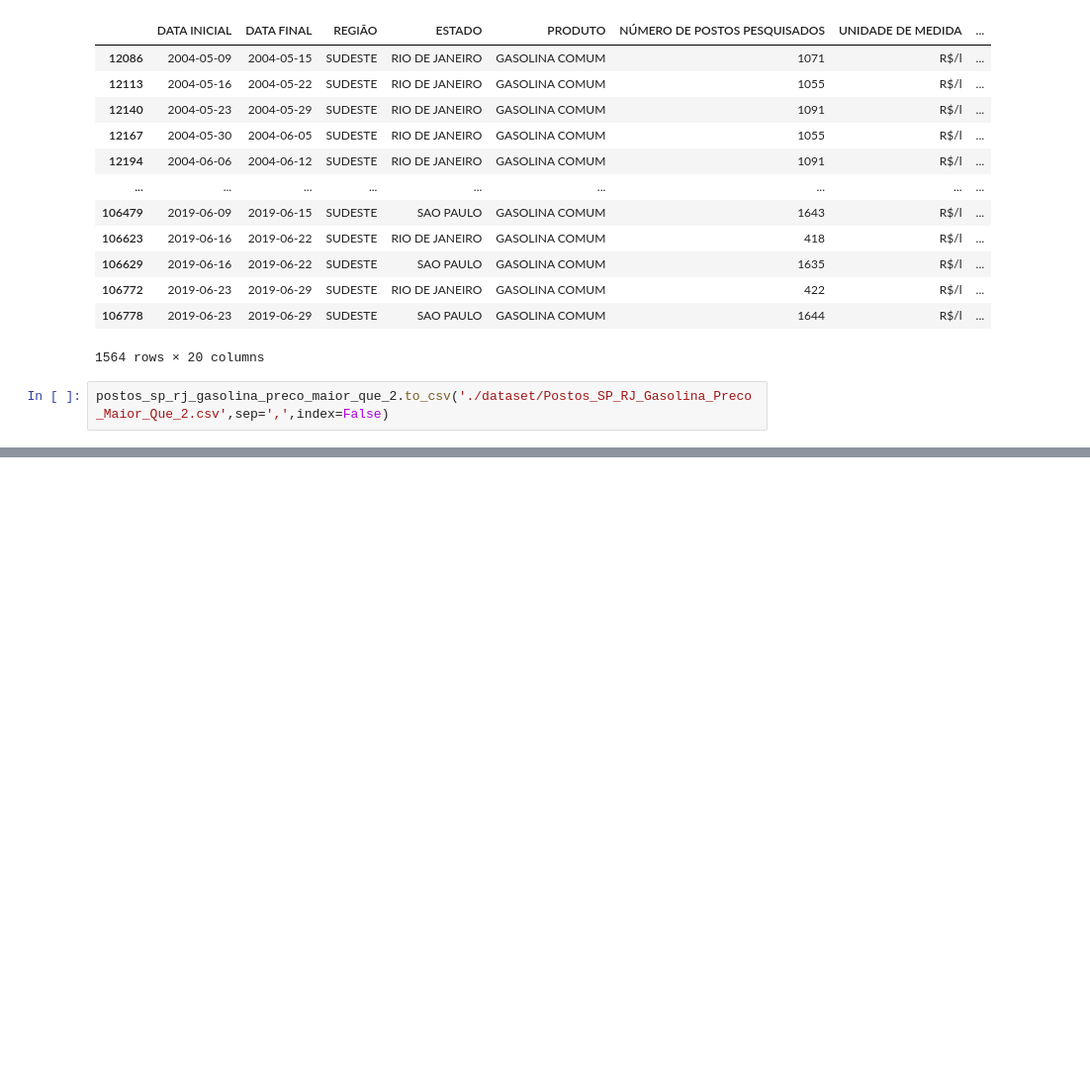
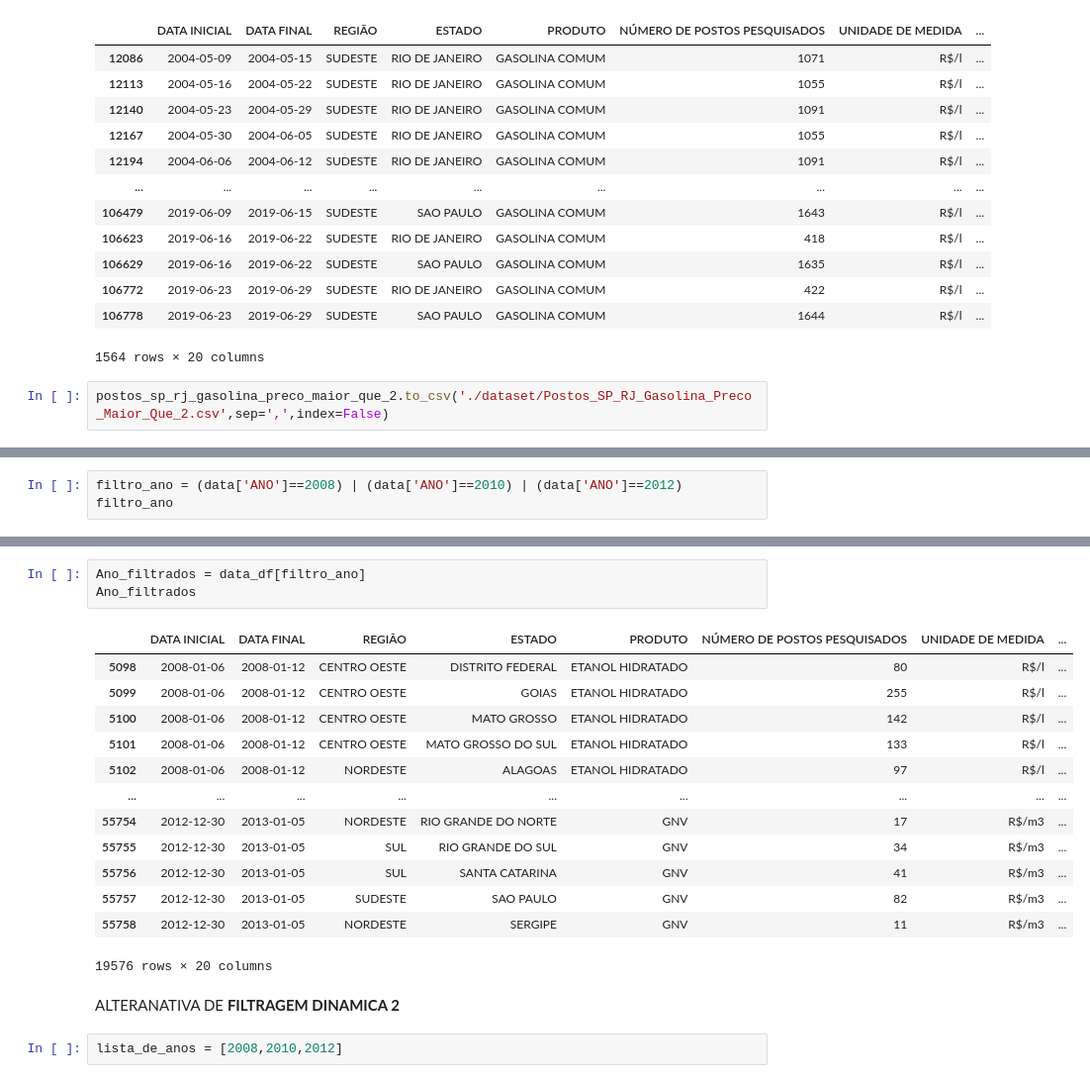
Before and after one commit to LaersonJunior/estudopandas, a Jupyter notebook: Estudo.ipynb, the cells around one changed output, grey strips where cells are left out. Shown: that part at 99% size. Cells and saved outputs as stored; diff of their text form; blank space fills up the shorter version.

```diff
--- a/Estudo.ipynb
+++ b/Estudo.ipynb
@@ -916,0 +928,3 @@ postos_sp_rj_gasolina_preco_maior_que_2.to_csv('./dataset/Postos_SP_RJ_Gasolina_
+# %%
+filtro_ano = (data['ANO']==2008) | (data['ANO']==2010) | (data['ANO']==2012)
+filtro_ano
@@ -916,0 +944,21 @@ postos_sp_rj_gasolina_preco_maior_que_2.to_csv('./dataset/Postos_SP_RJ_Gasolina_
+# %%
+Ano_filtrados = data_df[filtro_ano]
+Ano_filtrados
+# %% [output]
+|  | DATA INICIAL | DATA FINAL | REGIÃO | ESTADO | PRODUTO | NÚMERO DE POSTOS PESQUISADOS | UNIDADE DE MEDIDA | ... |
+| 5098 | 2008-01-06 | 2008-01-12 | CENTRO OESTE | DISTRITO FEDERAL | ETANOL HIDRATADO | 80 | R$/l | ... |
+| 5099 | 2008-01-06 | 2008-01-12 | CENTRO OESTE | GOIAS | ETANOL HIDRATADO | 255 | R$/l | ... |
+| 5100 | 2008-01-06 | 2008-01-12 | CENTRO OESTE | MATO GROSSO | ETANOL HIDRATADO | 142 | R$/l | ... |
+| 5101 | 2008-01-06 | 2008-01-12 | CENTRO OESTE | MATO GROSSO DO SUL | ETANOL HIDRATADO | 133 | R$/l | ... |
+| 5102 | 2008-01-06 | 2008-01-12 | NORDESTE | ALAGOAS | ETANOL HIDRATADO | 97 | R$/l | ... |
+| ... | ... | ... | ... | ... | ... | ... | ... | ... |
+| 55754 | 2012-12-30 | 2013-01-05 | NORDESTE | RIO GRANDE DO NORTE | GNV | 17 | R$/m3 | ... |
+| 55755 | 2012-12-30 | 2013-01-05 | SUL | RIO GRANDE DO SUL | GNV | 34 | R$/m3 | ... |
+| 55756 | 2012-12-30 | 2013-01-05 | SUL | SANTA CATARINA | GNV | 41 | R$/m3 | ... |
+| 55757 | 2012-12-30 | 2013-01-05 | SUDESTE | SAO PAULO | GNV | 82 | R$/m3 | ... |
+| 55758 | 2012-12-30 | 2013-01-05 | NORDESTE | SERGIPE | GNV | 11 | R$/m3 | ... |
+19576 rows × 20 columns
+# %% [markdown]
+ALTERANATIVA DE **FILTRAGEM DINAMICA 2** </br>
+# %%
+lista_de_anos = [2008,2010,2012]
```
Also changed, not shown: parts of 12 cells of this notebook.
